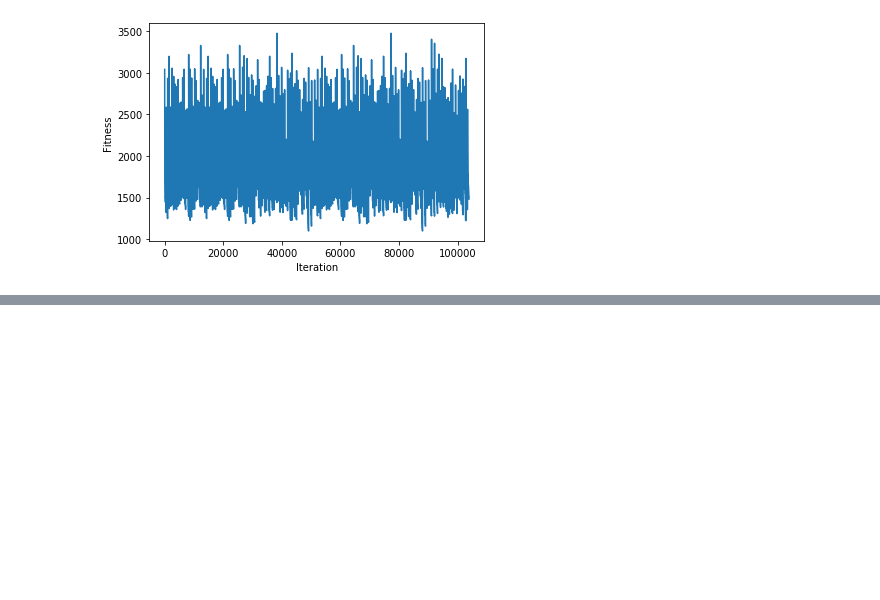
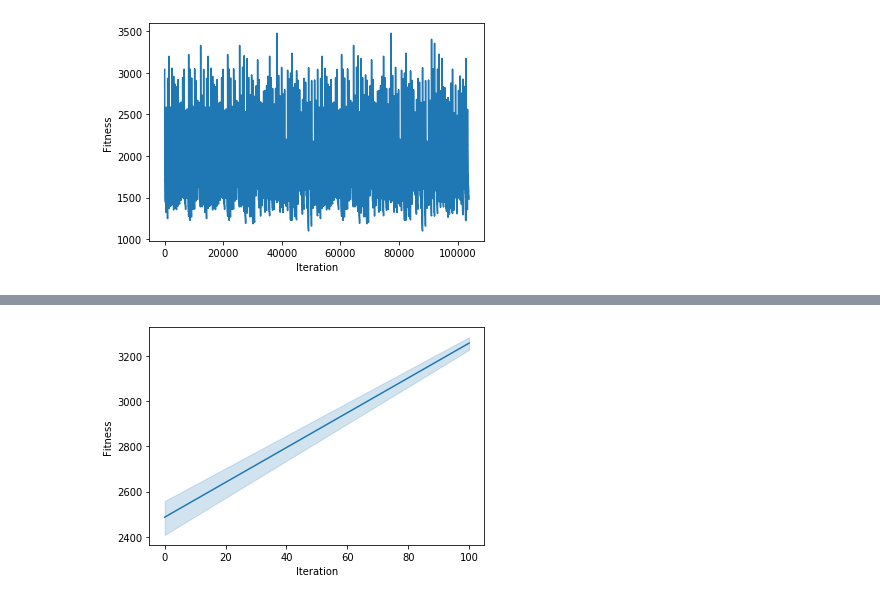
Before and after one commit to shileiphys/CS7641, a Jupyter notebook: Assignment2/test_runner.ipynb, the cells around one changed output, grey strips where cells are left out. Drawn from its saved outputs; the diff is of its cells as text; code cells hidden in the pictures; blank space fills up the shorter version.

```diff
--- a/Assignment2/test_runner.ipynb
+++ b/Assignment2/test_runner.ipynb
@@ -93,3 +90,14 @@ ax = sns.lineplot(x='Iteration', y='Fitness',data=df_run_curves)
 #     handle.set_text(l)
 # %% [output]
 [figure]
+# %%
+df_run_stats = pd.read_csv('./output/tsp/rhc__tsp__run_stats_df.csv')
+df_run_curves = pd.read_csv('./output/tsp/rhc__tsp__curves_df.csv')
+
+if 'Unnamed: 0' in df_run_stats.keys():
+        df_run_stats.pop('Unnamed: 0')
+
+if 'Unnamed: 0' in df_run_curves.keys():
+        df_run_curves.pop('Unnamed: 0')
+
+print(df_run_stats.shape, df_run_curves.shape)
@@ -95,0 +115,4 @@ ax = sns.lineplot(x='Iteration', y='Fitness',data=df_run_curves)
+# %%
+axis = sns.lineplot(x='Iteration', y='Fitness',data=df_run_stats)
+# %% [output]
+[figure, added]
```
Also changed, not shown: parts of 21 cells of this notebook, 4 other files.
